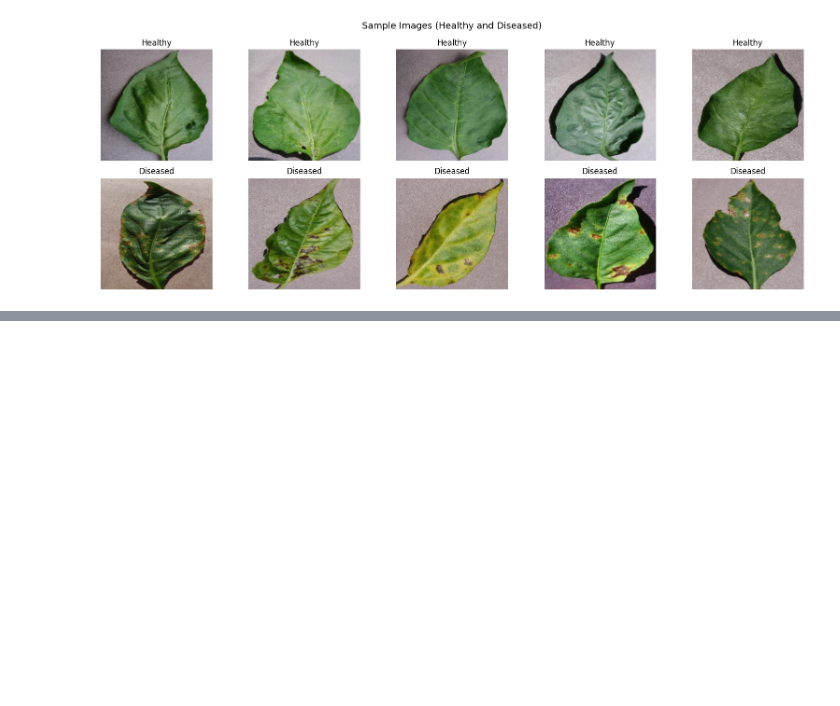
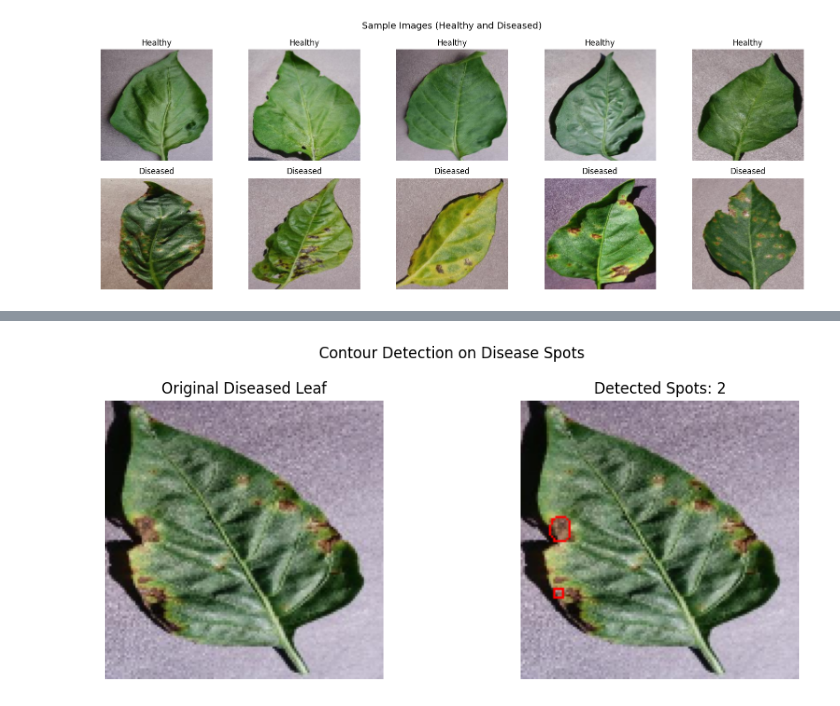
Before and after one commit to heyisula/plant-disease-detection, a Jupyter notebook: train.ipynb, the cells around one changed output, grey strips where cells are left out. Saved outputs shown, nothing was run; the diff lists cells and outputs as text; code cells hidden in the pictures; blank space fills up the shorter version.

```diff
--- a/train.ipynb
+++ b/train.ipynb
@@ -126,0 +160,23 @@ def getDiseasePercentage(maskB, maskG):
+# %%
+sampleDiseased = diseased_imgs[9]
+_, maskB = getDiseaseMask(sampleDiseased)
+
+contours, _ = cv2.findContours(maskB, cv2.RETR_EXTERNAL, cv2.CHAIN_APPROX_SIMPLE)
+contours = [c for c in contours if cv2.contourArea(c) > 10]
+
+contour_img = sampleDiseased.copy()
+cv2.drawContours(contour_img, contours, -1, (255, 0, 0), 1)
+
+fig, axes = plt.subplots(1, 2, figsize=(10, 4))
+axes[0].imshow(sampleDiseased)
+axes[0].set_title('Original Diseased Leaf')
+axes[0].axis('off')
+axes[1].imshow(contour_img)
+axes[1].set_title(f'Detected Spots: {len(contours)}')
+axes[1].axis('off')
+plt.suptitle('Contour Detection on Disease Spots')
+plt.tight_layout()
+plt.savefig('out/output_contours.png', dpi=150)
+plt.show()
+# %% [output]
+[figure, added]
```
Also changed, not shown: parts of 2 cells of this notebook, 3 other files.
